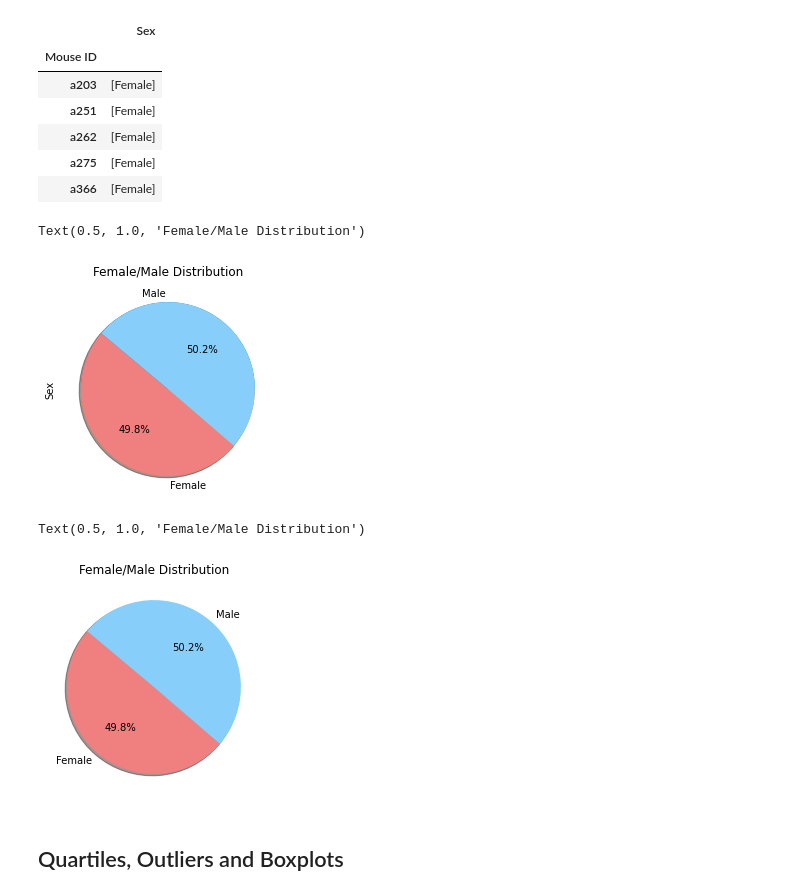
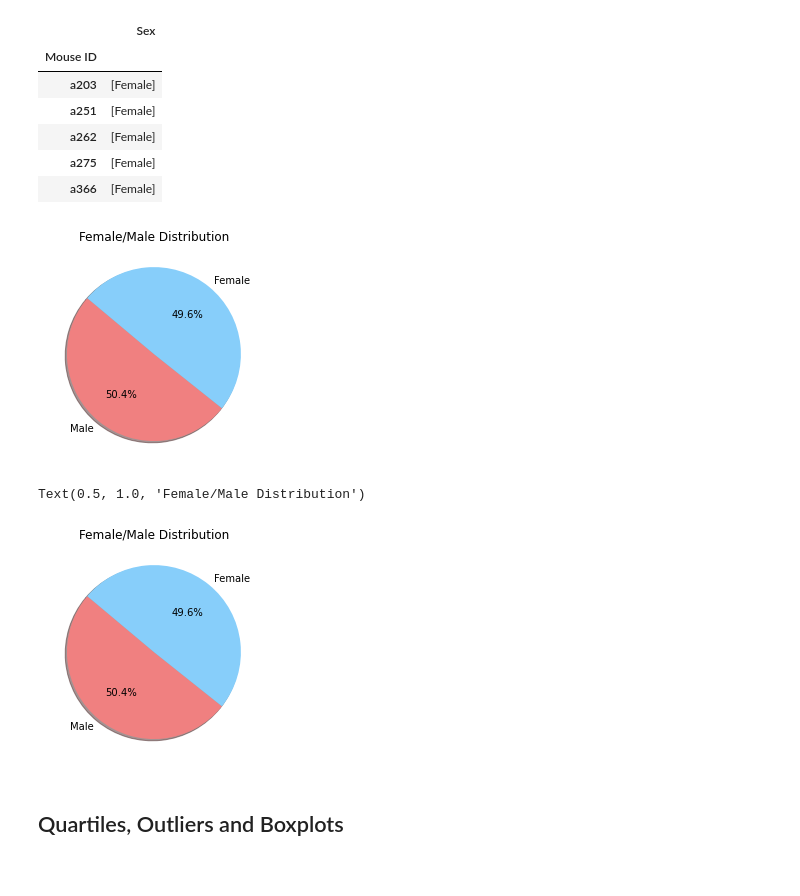
Before and after one commit to ShaeStringerJones/Matplotlib-Homework, a Jupyter notebook: Pymaceuticals/pymaceuticals_starter.ipynb, the cells around one changed output. Cells and saved outputs as stored; diff of their text form; code cells hidden in the pictures.

```diff
--- a/Pymaceuticals/pymaceuticals_starter.ipynb
+++ b/Pymaceuticals/pymaceuticals_starter.ipynb
@@ -16,8 +21,8 @@ mouse_metadata_df = pd.DataFrame(mouse_metadata)
 
 study_results_df = pd.DataFrame(study_results)
 
-mice_merged_df = pd.merge(mouse_metadata_df,study_results_df, on = "Mouse ID" , how = "inner")
-mice_merged_df.head()
+mice_merged_df = pd.merge(mouse_metadata_df,study_results_df, on = "Mouse ID" , how = "outer")
+mice_merged_df
 # %% [output]
 |  | Mouse ID | Drug Regimen | Sex | Age_months | Weight (g) | Timepoint | Tumor Volume (mm3) | ... |
 | 0 | k403 | Ramicane | Male | 21 | 16 | 0 | 45.000000 | ... |
@@ -30,3 +42,6 @@ total_mice = len(mice_merged_df['Mouse ID'].unique())
 total_mice
 # %% [output]
 249
+# %%
+dup_mouse = mice_merged_df.loc[mice_merged_df.duplicated(subset = ['Mouse ID','Timepoint']), 'Mouse ID'].unique()
+dup_mouse
@@ -33,5 +50,5 @@ total_mice
 # %%
-duplicate_count = mice_merged_df[mice_merged_df.duplicated(['Mouse ID','Timepoint'], keep=False)]
-duplicate_count
+clean_df = mice_merged_df[mice_merged_df["Mouse ID"].isin(dup_mouse)== False]
+clean_df
 # %% [output]
 |  | Mouse ID | Drug Regimen | Sex | Age_months | Weight (g) | Timepoint | Tumor Volume (mm3) | ... |
@@ -134,5 +115,5 @@ Text(0, 0.5, 'Number of Measurements')
 # %%
-mice_sex = mice_merged_clean_df.groupby(['Mouse ID'])['Sex'].unique()
+mice_sex = clean_df.groupby(['Mouse ID'])['Sex'].unique()
 mice_sex_df = pd.DataFrame(mice_sex)
 mice_sex_df.head()
 # %% [output]
@@ -144,33 +125,27 @@ mice_sex_df.head()
 | a275 | [Female] |
 | a366 | [Female] |
 # %%
-sex_totals = mice_merged_clean_df['Sex'].value_counts()
-sex_totals.plot(kind="pie", title=("Female/Male Distribution"))
-
+sex_totals = mice_sex_df['Sex'].value_counts()
+sex_totals.plot(kind="pie",title=("Female/Male Distribution"),labels=labels,colors=colors,autopct="%1.1f%%",shadow=True,startangle=140)
+plt.axis('off')
 colors = ["lightcoral","lightskyblue"]
-plt.pie(sizes,colors=colors, autopct="%1.1f%%", shadow=True, startangle=140)
-plt.title("Female/Male Distribution")
+labels = ["Male","Female"]
 # %% [output]
-Text(0.5, 1.0, 'Female/Male Distribution')
-[figure, old version]
+[figure, new version]
 # %%
 female_count = len(mice_sex_df.loc[mice_sex_df["Sex"] == "Female", :])
-female_count
 
 male_count = len(mice_sex_df.loc[mice_sex_df["Sex"] == "Male", :])
-male_count
 
-sizes = [female_count,male_count]
-sizes
+sizes = [male_count,female_count]
 
-# colors = ["red", "orange", "lightcoral", "lightskyblue"]
-labels = ["Female", "Male"]
+labels = ["Male","Female"]
 colors = ["lightcoral","lightskyblue"]
-plt.pie(sizes, labels=labels, colors=colors, autopct="%1.1f%%", shadow=True, startangle=140)
+plt.pie(sizes,labels=labels,colors=colors,autopct="%1.1f%%",shadow=True,startangle=140)
 plt.title("Female/Male Distribution")
 # %% [output]
 Text(0.5, 1.0, 'Female/Male Distribution')
-[figure, old version]
+[figure, new version]
 # %% [markdown]
 ## Quartiles, Outliers and Boxplots
 # %%
```
Also changed, not shown: parts of 14 cells of this notebook.
